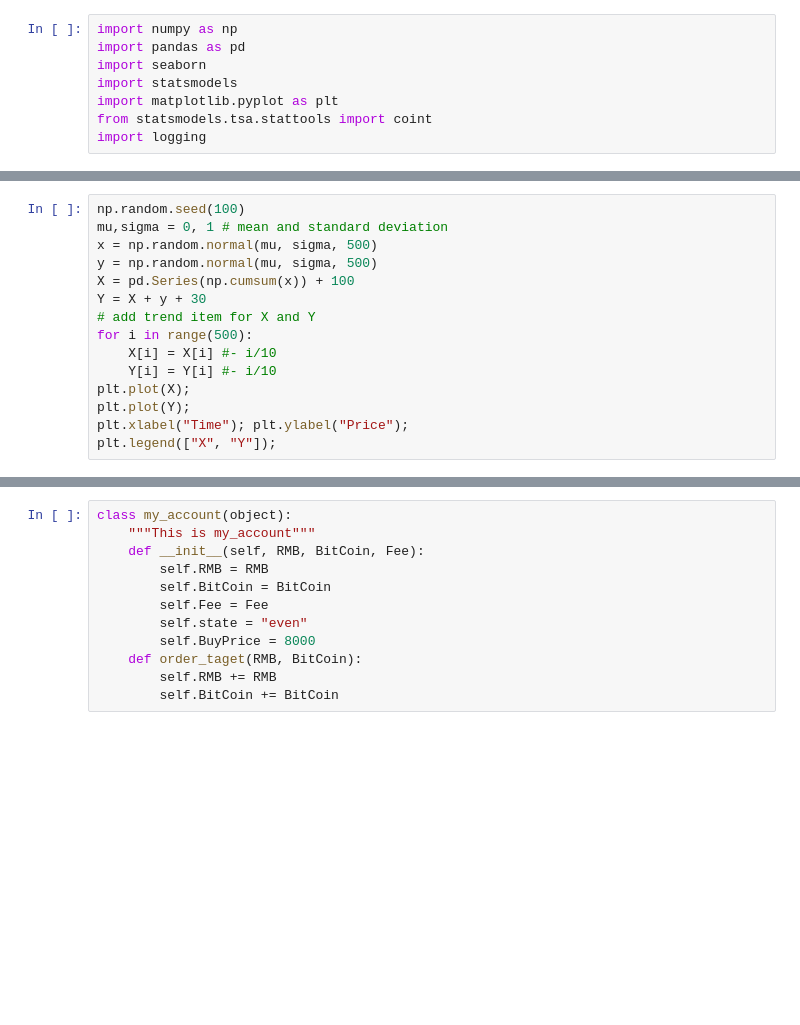
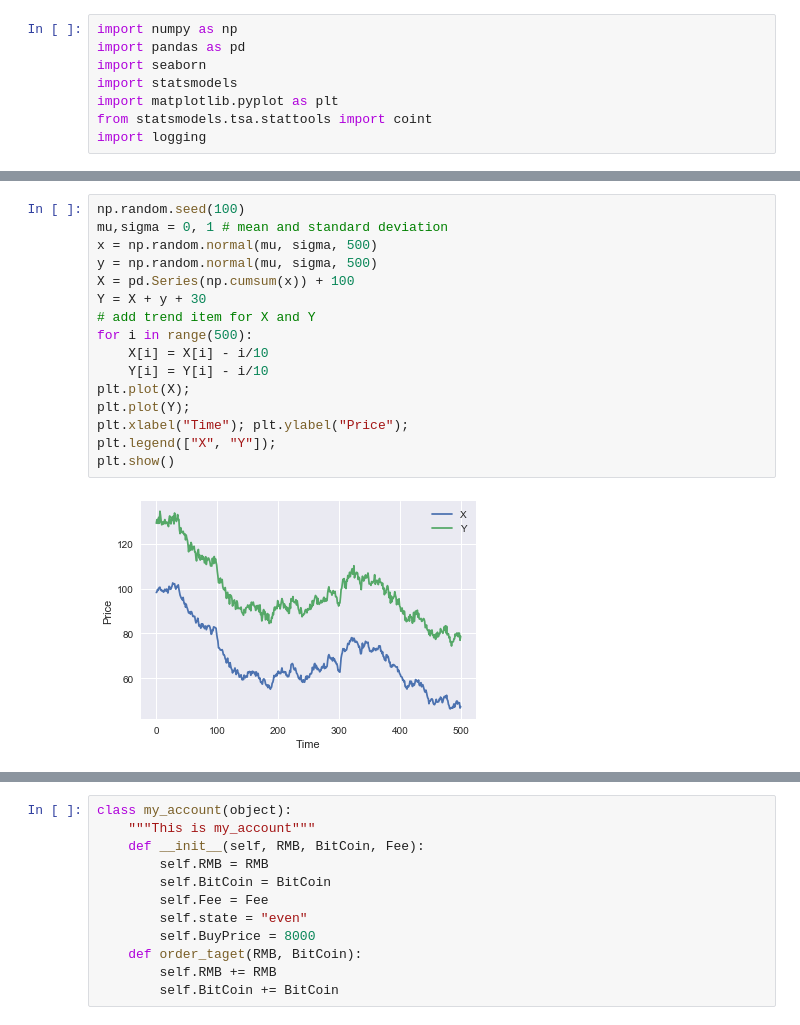
Before and after one commit to TargetIt/lab, a Jupyter notebook: data/covariance.ipynb, the cells around one changed output, grey strips where cells are left out. Drawn from its saved outputs; the diff is of its cells as text; blank space fills up the shorter version.

```diff
--- a/data/covariance.ipynb
+++ b/data/covariance.ipynb
@@ -22,18 +29,21 @@ logging.info("a=%d, b =%d", a, b)
 # %%
 np.random.seed(100)
 mu,sigma = 0, 1 # mean and standard deviation
 x = np.random.normal(mu, sigma, 500)
 y = np.random.normal(mu, sigma, 500)
 X = pd.Series(np.cumsum(x)) + 100
 Y = X + y + 30
 # add trend item for X and Y
 for i in range(500):
-    X[i] = X[i] #- i/10
-    Y[i] = Y[i] #- i/10
+    X[i] = X[i] - i/10
+    Y[i] = Y[i] - i/10
 plt.plot(X);
 plt.plot(Y);
 plt.xlabel("Time"); plt.ylabel("Price");
 plt.legend(["X", "Y"]);
+plt.show()
+# %% [output]
+[figure, added]
 # %%
 plt.plot(Y-X);
 plt.axhline((Y-X).mean(), color="red", linestyle="--");
```
Also changed, not shown: parts of 8 cells of this notebook.
